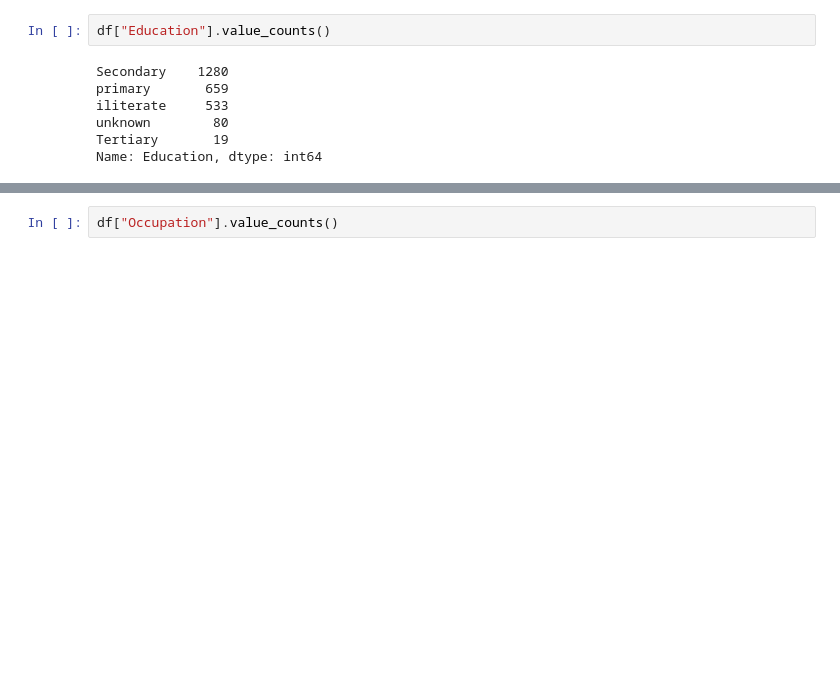
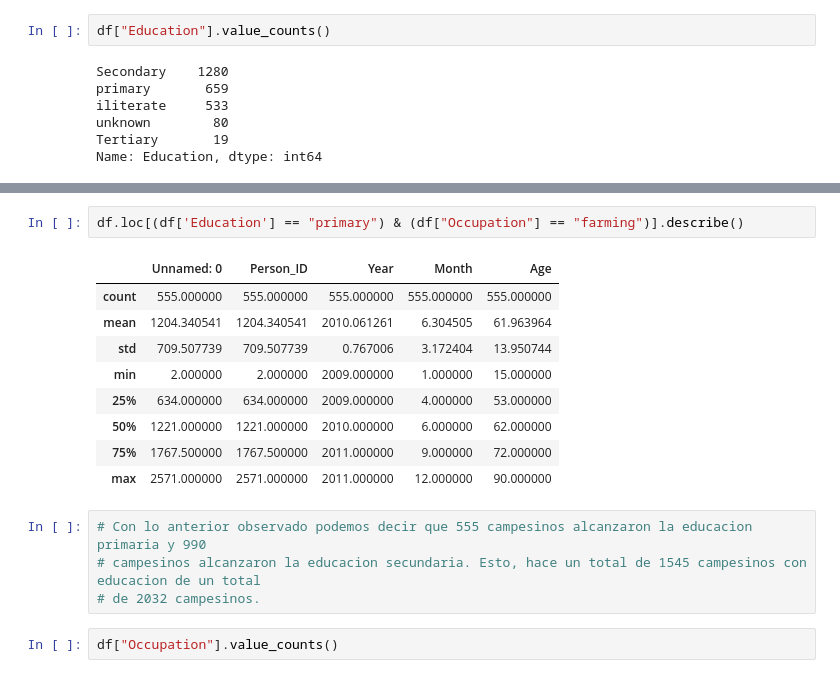
Before and after one commit to ConstanzaGarciaOsses/ProyectoFinal---Suicidios, a Jupyter notebook: ProyectoFinal.ipynb, the cells around one changed output, grey strips where cells are left out. Cells and saved outputs as stored; diff of their text form; blank space fills up the shorter version.

```diff
--- a/ProyectoFinal.ipynb
+++ b/ProyectoFinal.ipynb
@@ -376,3 +413,19 @@ Name: Education, dtype: int64
+# %%
+df.loc[(df['Education'] == "primary") & (df["Occupation"] == "farming")].describe()
+# %% [output]
+|  | Unnamed: 0 | Person_ID | Year | Month | Age |
+| count | 555.000000 | 555.000000 | 555.000000 | 555.000000 | 555.000000 |
+| mean | 1204.340541 | 1204.340541 | 2010.061261 | 6.304505 | 61.963964 |
+| std | 709.507739 | 709.507739 | 0.767006 | 3.172404 | 13.950744 |
+| min | 2.000000 | 2.000000 | 2009.000000 | 1.000000 | 15.000000 |
+| 25% | 634.000000 | 634.000000 | 2009.000000 | 4.000000 | 53.000000 |
+| 50% | 1221.000000 | 1221.000000 | 2010.000000 | 6.000000 | 62.000000 |
+| 75% | 1767.500000 | 1767.500000 | 2011.000000 | 9.000000 | 72.000000 |
+| max | 2571.000000 | 2571.000000 | 2011.000000 | 12.000000 | 90.000000 |
+# %%
+# Con lo anterior observado podemos decir que 555 campesinos alcanzaron la educacion primaria y 990
+# campesinos alcanzaron la educacion secundaria. Esto, hace un total de 1545 campesinos con educacion de un total
+# de 2032 campesinos.
 # %%
 df["Occupation"].value_counts()
 # %% [output]
```
Also changed, not shown: parts of 81 cells of this notebook.
